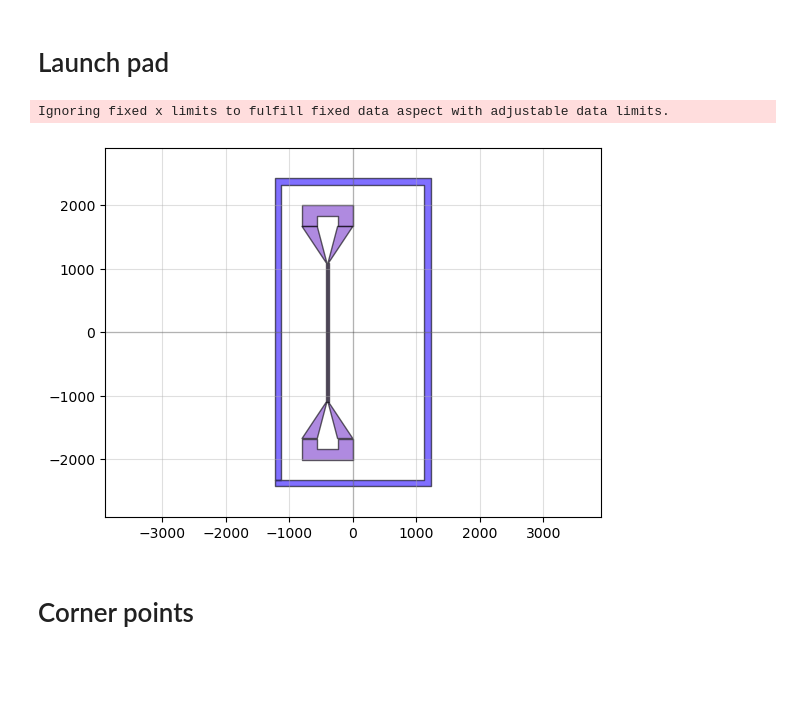
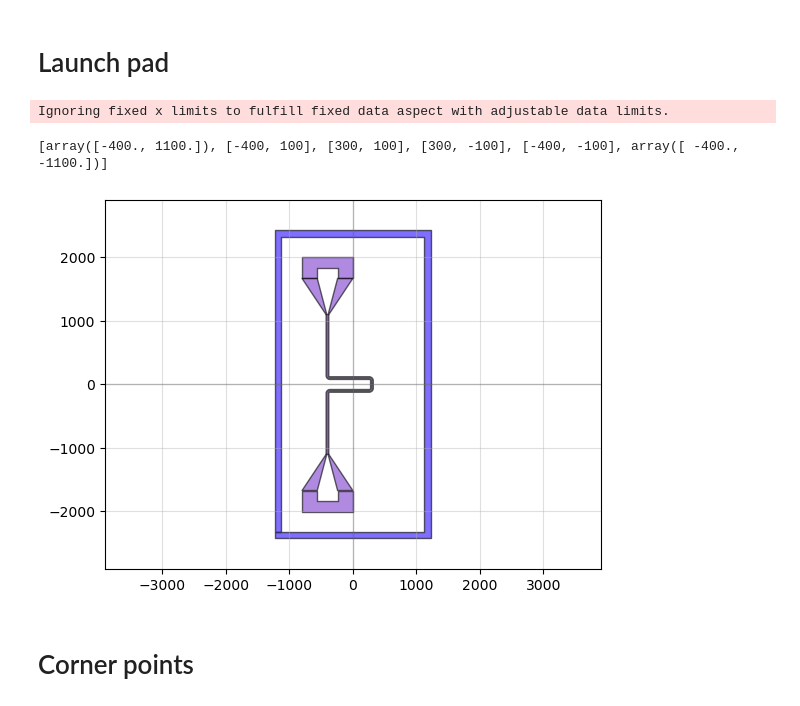
Before and after one commit to yminononono/Quantum-GDSDesign, a Jupyter notebook: Tc_sample.ipynb, the cells around one changed output. Drawn from its saved outputs; the diff is of its cells as text; code cells hidden in the pictures; blank space fills up the shorter version.

```diff
--- a/Tc_sample.ipynb
+++ b/Tc_sample.ipynb
@@ -62,12 +62,12 @@ Ignoring fixed x limits to fulfill fixed data aspect with adjustable data limits
 # Launch pad
 # %%
 FL = device_FeedLine_Tc()
-FL.movex(-400)
 chipdesign.add_ref(FL.device)
 qp(chipdesign)
 # %% [output]
 Ignoring fixed x limits to fulfill fixed data aspect with adjustable data limits.
+[array([-400., 1100.]), [-400, 100], [300, 100], [300, -100], [-400, -100], array([ -400., -1100.])]
-[figure, old version]
+[figure, new version]
 # %% [markdown]
 # Corner points
 # %%
```
Also changed, not shown: parts of 5 cells of this notebook, 6 other files.
